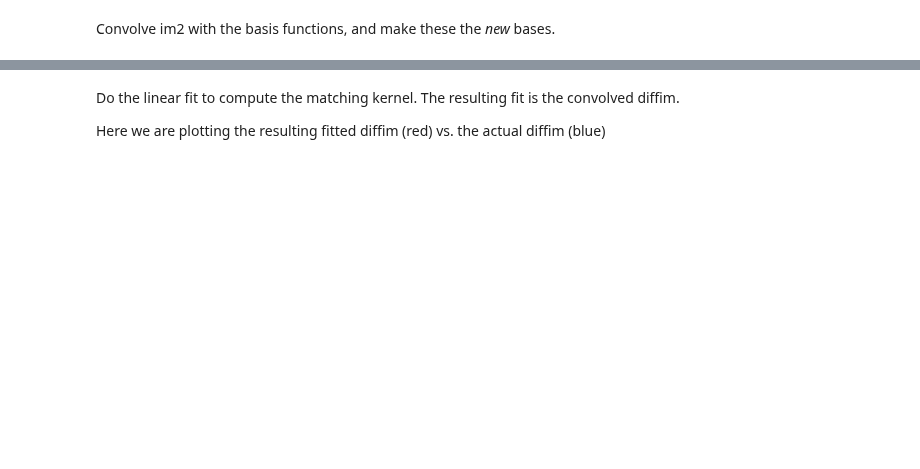
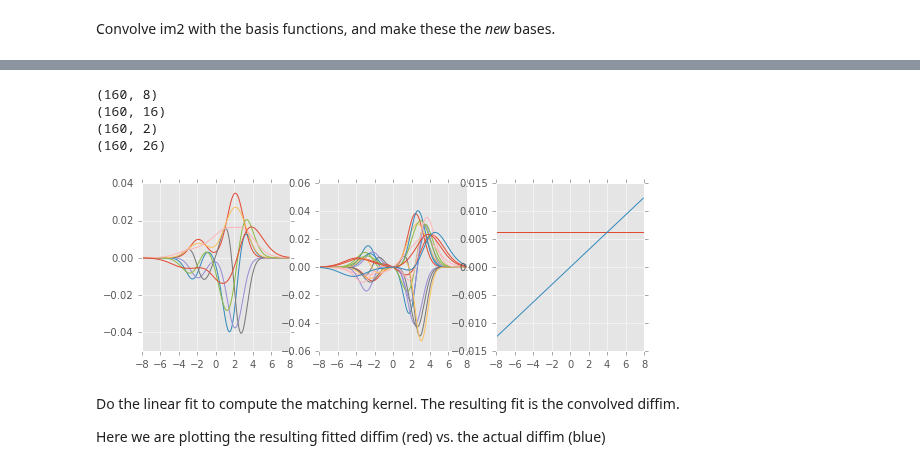
Before and after one commit to lsst-dm/diffimTests, a Jupyter notebook: 4. trial implementation of AL in 1D with PSF variations.ipynb, the cells around one changed output, grey strips where cells are left out. Drawn from its saved outputs; the diff is of its cells as text; code cells hidden in the pictures; blank space fills up the shorter version.

```diff
--- a/4. trial implementation of AL in 1D with PSF variations.ipynb
+++ b/4. trial implementation of AL in 1D with PSF variations.ipynb
@@ -127,3 +108,47 @@ print basis2.shape
+# %%
+fig = plt.figure(figsize=(9, 3))
+
+# Single call to do it with all bases
+# First make the original (non spatially modified) basis
+basis2 = [np.convolve(im1, b, mode='same') - im1 for b in basis.T]
+basis2 = np.vstack(basis2).T
+plt.subplot(1, 3, 1)
+for b in (basis2 / np.abs(basis2).sum(0)).T:
+    plt.plot(xim, b)
+print basis2.shape
+
+# Then make the spatially modified basis by simply multiplying the constant
+#  basis (basis2 from above) by a polynomial along the image coordinate.
+# Note that since we are *not* including i=0, this *does not include* basis2.
+if spatialKernelOrder > 0:
+    xx = xim/np.max(np.abs(xim))
+    basis2m = [b * xx**i for i in range(1, spatialKernelOrder+1) for b in basis2.T]
+    basis2m = np.vstack(basis2m).T
+    plt.subplot(1, 3, 2)
+    for b in (basis2m / np.abs(basis2m).sum(0)).T:
+        plt.plot(xim, b)
+    print basis2m.shape
+    basis2 = np.hstack([basis2, basis2m])
+
+# Then make the spatial background part
+if spatialBackgroundOrder >= 0:
+    bgBasis = [chebBasis(xim, ord)[0] for ord in range(spatialBackgroundOrder+1)]
+    bgBasis = np.vstack(bgBasis).T
+    plt.subplot(1, 3, 3)
+    for b in (bgBasis / np.abs(bgBasis).sum(0)).T:
+        plt.plot(xim, b)
+    basis2 = np.hstack([basis2, bgBasis])
+    print bgBasis.shape
+
+#basis2 /= np.abs(basis2.sum(0))
+print basis2.shape
+plt.show()
+# %% [output]
+(160, 8)
+(160, 16)
+(160, 2)
+(160, 26)
+[figure, added]
 # %% [markdown]
 Do the linear fit to compute the matching kernel. The resulting fit is the convolved diffim.
 
```
Also changed, not shown: parts of 9 cells of this notebook.
